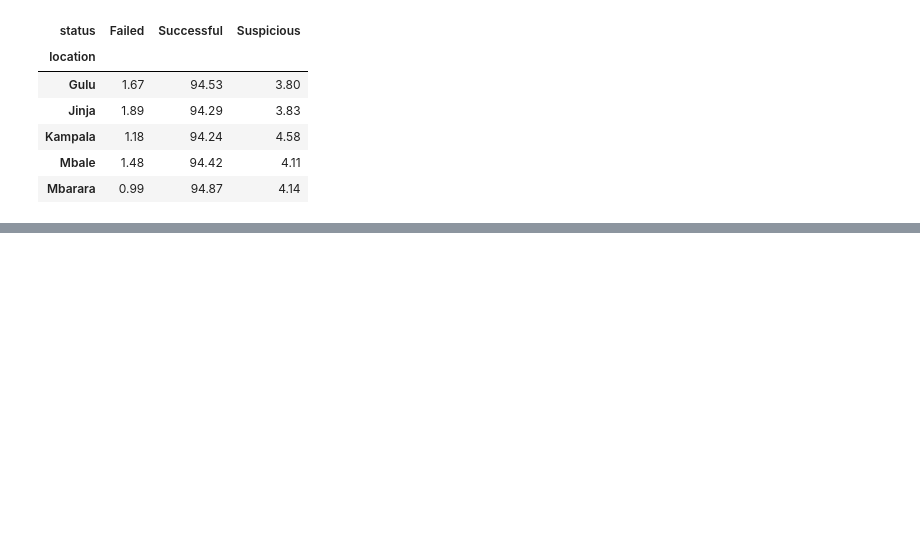
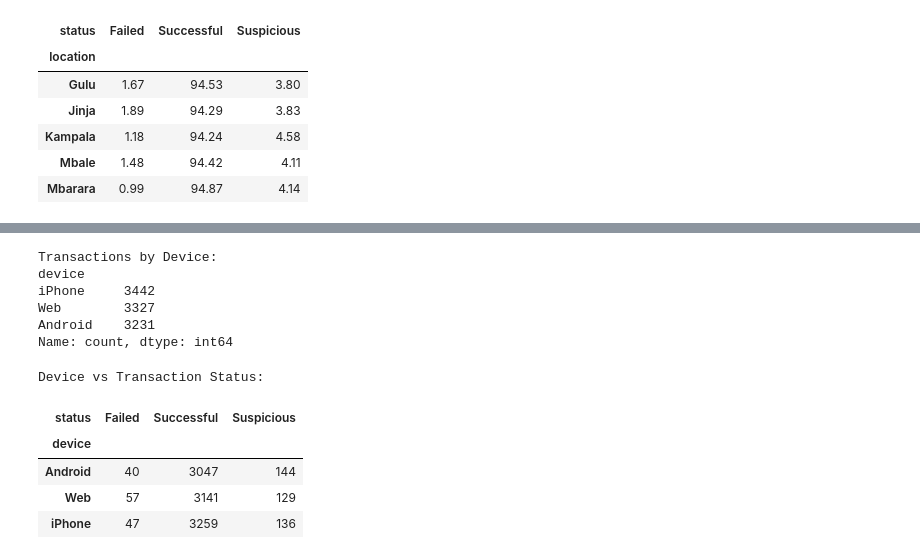
Before and after one commit to AMUTUHEIREMELLON/securepay-intelligence, a Jupyter notebook: data-science/notebooks/02_data_analysis.ipynb, the cells around one changed output, grey strips where cells are left out. Cells and saved outputs as stored; diff of their text form; code cells hidden in the pictures; blank space fills up the shorter version.

```diff
--- a/data-science/notebooks/02_data_analysis.ipynb
+++ b/data-science/notebooks/02_data_analysis.ipynb
@@ -280,0 +301,27 @@ Status Percentages by Location:
+# %%
+device_counts = df["device"].value_counts()
+
+print("Transactions by Device:")
+print(device_counts)
+# %% [output]
+Transactions by Device:
+device
+iPhone     3442
+Web        3327
+Android    3231
+Name: count, dtype: int64
+# %%
+device_status = pd.crosstab(
+    df["device"],
+    df["status"]
+)
+
+print("Device vs Transaction Status:")
+device_status
+# %% [output]
+Device vs Transaction Status:
+| status | Failed | Successful | Suspicious |
+| device |  |  |  |
+| Android | 40 | 3047 | 144 |
+| Web | 57 | 3141 | 129 |
+| iPhone | 47 | 3259 | 136 |
```
Also changed, not shown: parts of 5 cells of this notebook.
